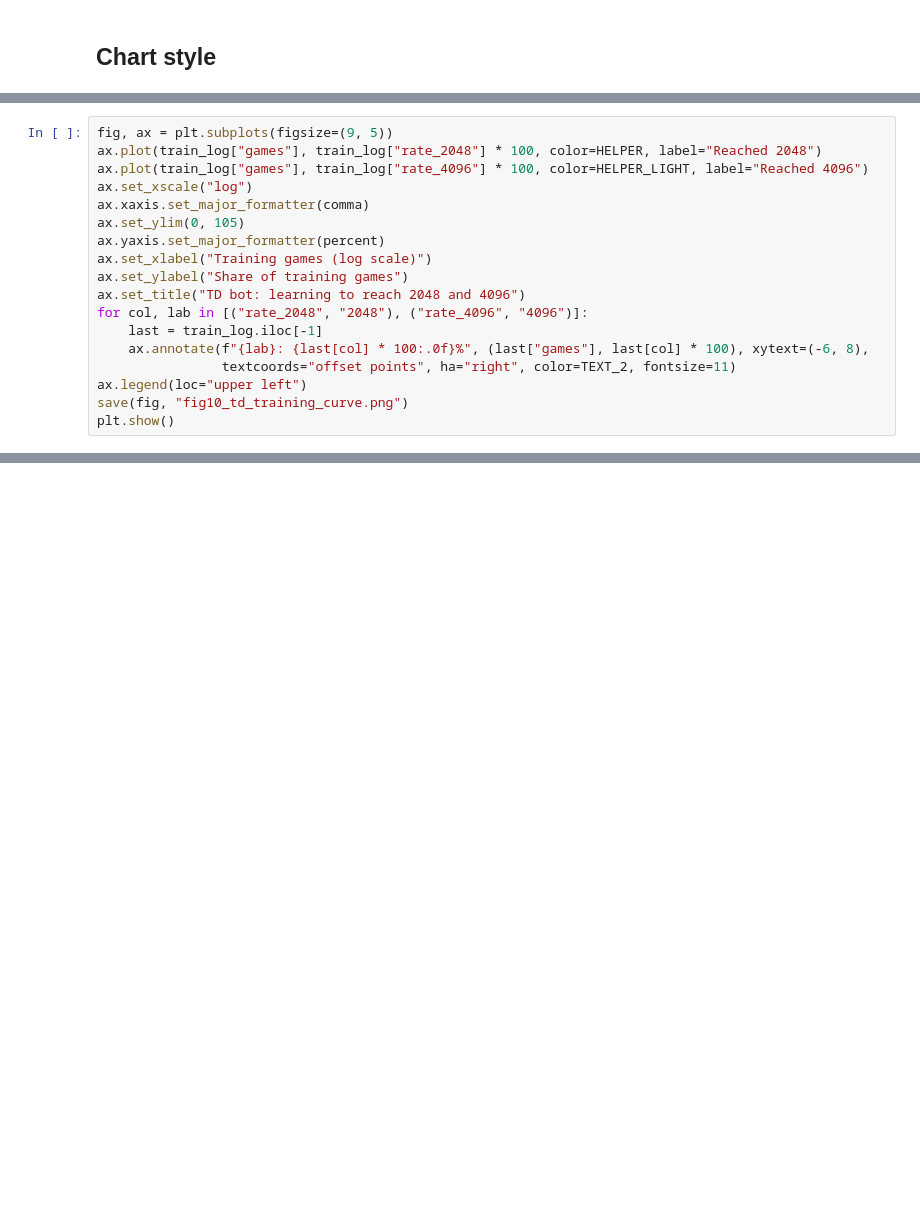
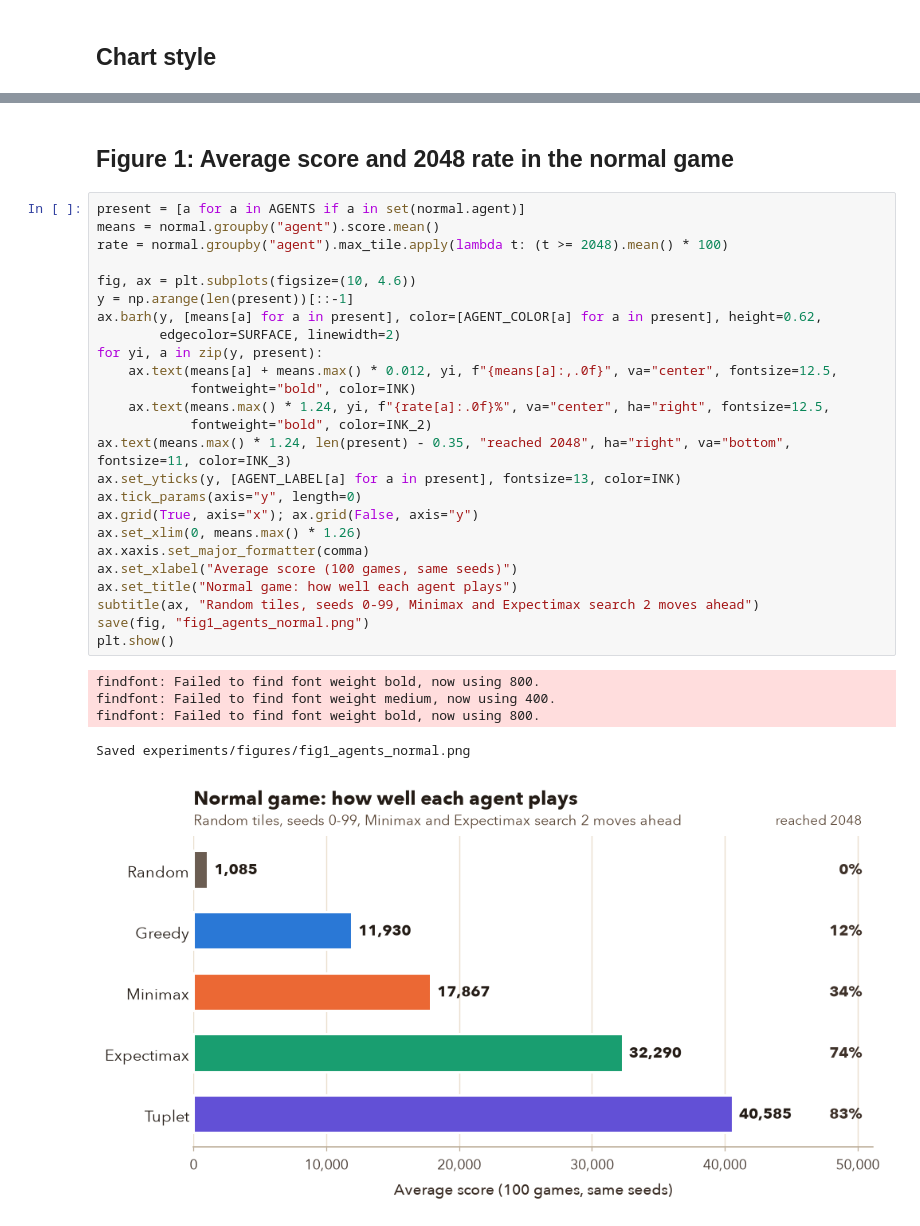
Before and after one commit to hardoc15/2048Bot, a Jupyter notebook: experiments/results.ipynb, the cells around one changed output, grey strips where cells are left out. Cells and saved outputs as stored; diff of their text form; blank space fills up the shorter version.

Commit message:
Merge all agents; add five-agent experiments, Tuplet naming, and updated notebook and slides

```diff
--- a/experiments/results.ipynb
+++ b/experiments/results.ipynb
@@ -536,18 +44,0 @@ Performance during training (self-play against random tiles), averaged over each
-# %%
-fig, ax = plt.subplots(figsize=(9, 5))
-ax.plot(train_log["games"], train_log["rate_2048"] * 100, color=HELPER, label="Reached 2048")
-ax.plot(train_log["games"], train_log["rate_4096"] * 100, color=HELPER_LIGHT, label="Reached 4096")
-ax.set_xscale("log")
-ax.xaxis.set_major_formatter(comma)
-ax.set_ylim(0, 105)
-ax.yaxis.set_major_formatter(percent)
-ax.set_xlabel("Training games (log scale)")
-ax.set_ylabel("Share of training games")
-ax.set_title("TD bot: learning to reach 2048 and 4096")
-for col, lab in [("rate_2048", "2048"), ("rate_4096", "4096")]:
-    last = train_log.iloc[-1]
-    ax.annotate(f"{lab}: {last[col] * 100:.0f}%", (last["games"], last[col] * 100), xytext=(-6, 8),
-                textcoords="offset points", ha="right", color=TEXT_2, fontsize=11)
-ax.legend(loc="upper left")
-save(fig, "fig10_td_training_curve.png")
-plt.show()
@@ -599,0 +135,33 @@ Saved experiments/figures/fig11_td_vs_villain_curve.png
+# %% [markdown]
+## Figure 1: Average score and 2048 rate in the normal game
+# %%
+present = [a for a in AGENTS if a in set(normal.agent)]
+means = normal.groupby("agent").score.mean()
+rate = normal.groupby("agent").max_tile.apply(lambda t: (t >= 2048).mean() * 100)
+
+fig, ax = plt.subplots(figsize=(10, 4.6))
+y = np.arange(len(present))[::-1]
+ax.barh(y, [means[a] for a in present], color=[AGENT_COLOR[a] for a in present], height=0.62,
+        edgecolor=SURFACE, linewidth=2)
+for yi, a in zip(y, present):
+    ax.text(means[a] + means.max() * 0.012, yi, f"{means[a]:,.0f}", va="center", fontsize=12.5,
+            fontweight="bold", color=INK)
+    ax.text(means.max() * 1.24, yi, f"{rate[a]:.0f}%", va="center", ha="right", fontsize=12.5,
+            fontweight="bold", color=INK_2)
+ax.text(means.max() * 1.24, len(present) - 0.35, "reached 2048", ha="right", va="bottom", fontsize=11, color=INK_3)
+ax.set_yticks(y, [AGENT_LABEL[a] for a in present], fontsize=13, color=INK)
+ax.tick_params(axis="y", length=0)
+ax.grid(True, axis="x"); ax.grid(False, axis="y")
+ax.set_xlim(0, means.max() * 1.26)
+ax.xaxis.set_major_formatter(comma)
+ax.set_xlabel("Average score (100 games, same seeds)")
+ax.set_title("Normal game: how well each agent plays")
+subtitle(ax, "Random tiles, seeds 0-99, Minimax and Expectimax search 2 moves ahead")
+save(fig, "fig1_agents_normal.png")
+plt.show()
+# %% [output]
+findfont: Failed to find font weight bold, now using 800.
+findfont: Failed to find font weight medium, now using 400.
+findfont: Failed to find font weight bold, now using 800.
+Saved experiments/figures/fig1_agents_normal.png
+[figure, added]
```
Also changed, not shown: parts of 58 cells of this notebook, 33 other files.
